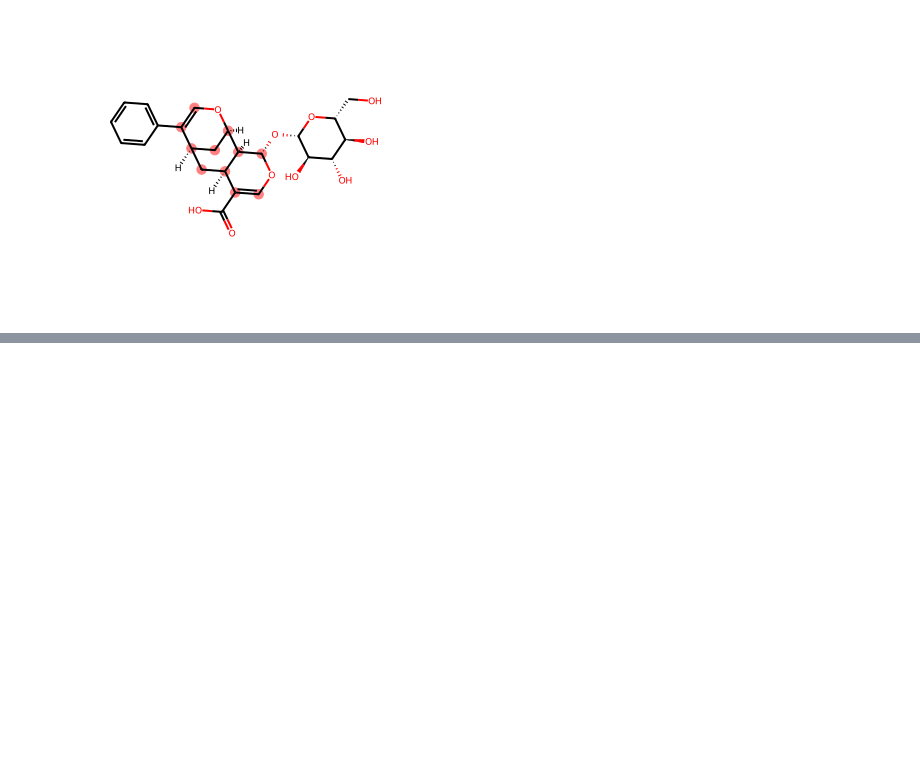
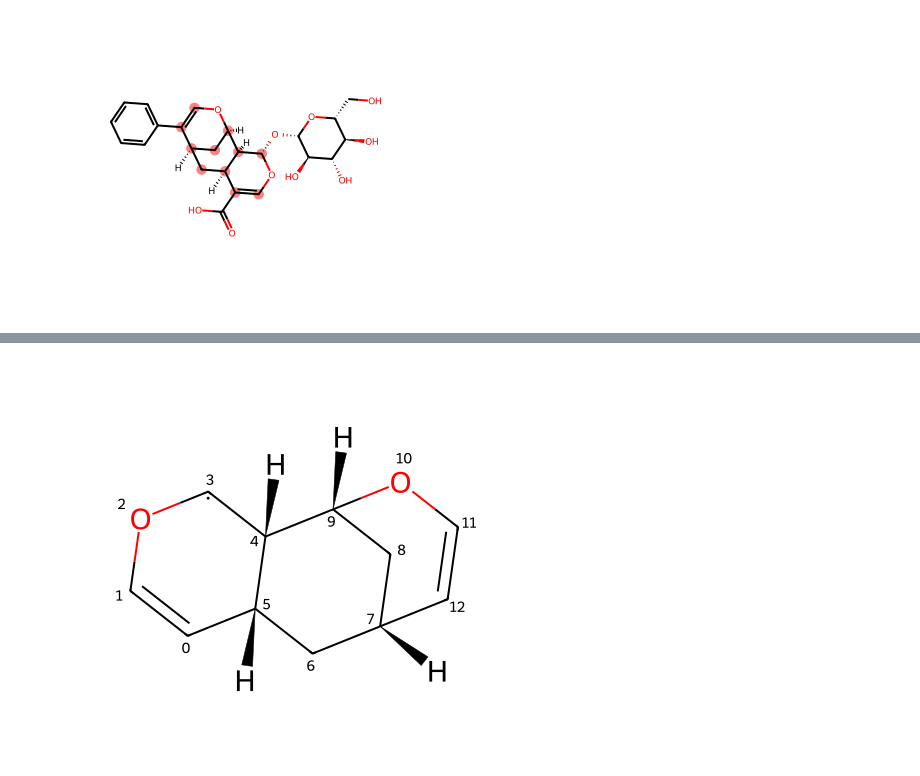
Before and after one commit to richardfanpks/drug_discovery, a Jupyter notebook: GetChemRepresentation.ipynb, the cells around one changed output, grey strips where cells are left out. Cells and saved outputs as stored; diff of their text form; code cells hidden in the pictures; blank space fills up the shorter version.

```diff
--- a/GetChemRepresentation.ipynb
+++ b/GetChemRepresentation.ipynb
@@ -542,0 +601,32 @@ Draw.MolToImage(molecule, size=(800, 800))
+# %%
+from rdkit import Chem
+from rdkit.Chem import Draw
+
+# Define the SMILES string
+#smiles_str = 'O=C(O)C1=CO[C@@H](O[C@@H]2O[C@H](CO)[C@@H](O)[C@H](O)[C@H]2O)[C@H]2[C@@H]1C[C@@H]1C[C@H]2OC=C1c1ccccc1'
+
+
+#O=C(O)
+S1 = 'C1=CO[C@@H](O[C@@H]2O[C@H](CO)[C@@H](O)[C@H](O)[C@H]2O)[C@H]2[C@@H]1C[C@@H]1C[C@H]2OC=C1c1ccccc1'
+#c1ccccc1
+S2 = 'C1=CO[C@@H](OO)[C@H]2[C@@H]1C[C@@H]1C[C@H]2OC=C1'
+#[C@@H]2O[C@H](CO)[C@@H](O)[C@H](O)[C@H]2
+S3 = 'C1=CO[C@@H](OO)[C@H]2[C@@H]1C[C@@H]1C[C@H]2OC=C1'
+# (OO)
+S4='C1=CO[C@@H][C@H]2[C@@H]1C[C@@H]1C[C@H]2OC=C1'
+
+
+smiles_str = 'C1=CO[C@@H][C@H]2[C@@H]1C[C@@H]1C[C@H]2OC=C1'
+
+
+# Convert SMILES to molecule
+molecule = Chem.MolFromSmiles(smiles_str)
+
+# Add atom indices to the molecule for visualization
+for atom in molecule.GetAtoms():
+    atom.SetProp('atomNote', str(atom.GetIdx()))
+
+# Draw the molecule with atom indices labeled
+Draw.MolToImage(molecule, size=(400, 400))
+# %% [output]
+[figure, added]
```
Also changed, not shown: parts of 31 cells of this notebook.
